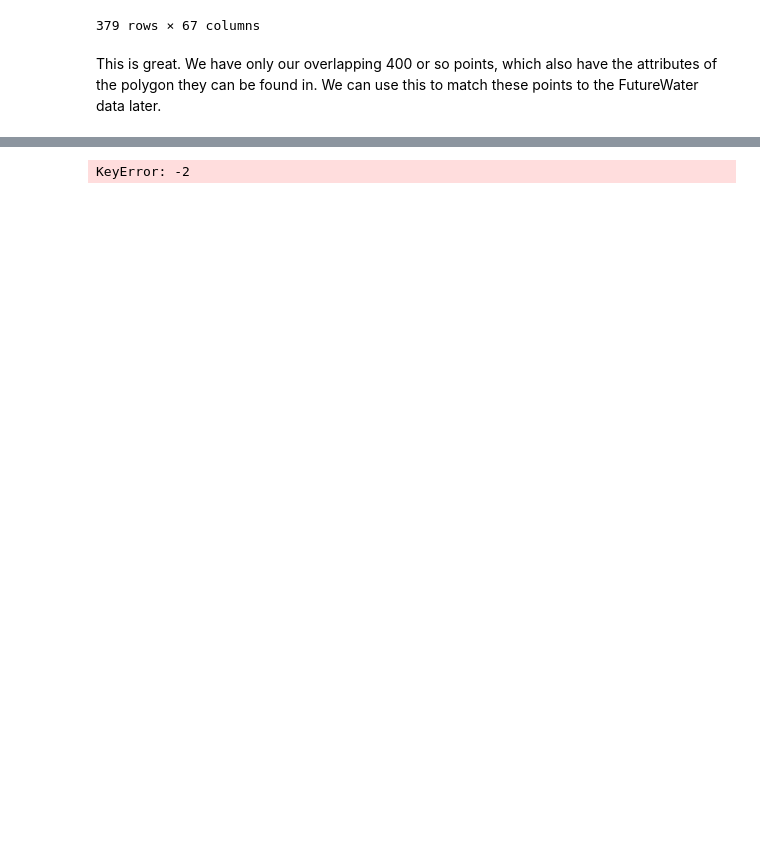
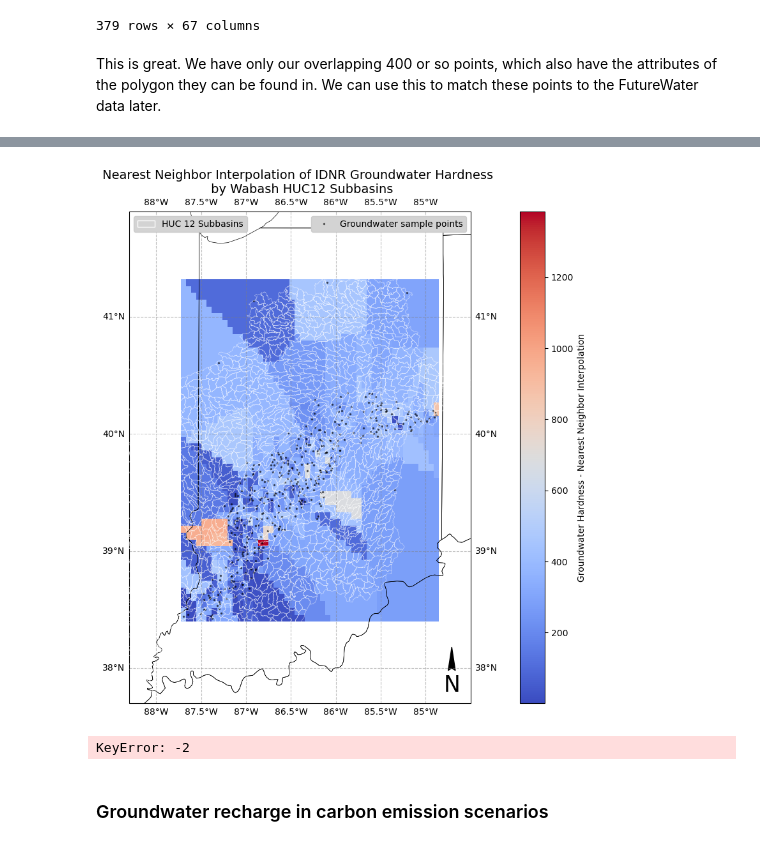
Before and after one commit to cookjan/G690_jcc, a Jupyter notebook: research_project/IDNR_GW.ipynb, the cells around one changed output, grey strips where cells are left out. Saved outputs shown, nothing was run; the diff lists cells and outputs as text; code cells hidden in the pictures; blank space fills up the shorter version.

```diff
--- a/research_project/IDNR_GW.ipynb
+++ b/research_project/IDNR_GW.ipynb
@@ -257,3 +335,76 @@ This is great. We have only our overlapping 400 or so points, which also have th
+# %%
+""" Plot with all data"""
+
+# create the plot
+fig, ax = plt.subplots(
+    figsize = (10,10),
+    subplot_kw= {"projection": projection})
+
+cmap = "coolwarm"
+#Z.plot(ax=ax,
+             #column = "geometry",
+             #facecolor="none",
+             #edgecolor="black",
+             #linewidth=0.5)
+             #facecolor colors interior of polygon!
+plt.pcolormesh(X, Y, Z, cmap = cmap, shading='auto')
+
+
+# convert projection / projection is already "EPSG:3347"
+#idnr_HUC = (gpd.GeoDataFrame(idnr_HUC, crs="EPSG:3347", geometry=gpd.points_from_xy(idnr_HUC["Easting"], idnr_HUC["Northing"])))
+
+# plot HUC 12 boundaries
+HUC_gdf.plot(ax=ax,
+             facecolor="none",
+             edgecolor="white",
+             alpha = 0.5,
+             linewidth=0.5,
+             zorder = 10,
+             ) #facecolor colors interior of polygon!
+
+# plot points so colorbar shows
+idnr_HUC.plot(ax = ax,
+                column = "HARDNESS", #if just this, generates points colored by variable
+                markersize = 0.1,
+                #color="b",
+                alpha = 1, #transparancy
+                cmap = cmap,
+                legend = True,
+                legend_kwds=dict(label="Groundwater Hardness - Nearest Neighbor Interpolation",pad=0.1), #additional: orientation="horizontal"
+                )
+
+# add sample points
+plt.plot(x, y, "ok", color = "black", markersize = 1.5, alpha = 0.5, label="Groundwater sample points")
+
+# add state boundaries
+ax.add_feature(cartopy.feature.STATES, linewidth=0.5)
+
+# set extent
+ax.set_extent([-88.3, -84.5, 37.7, 41.9], crs=cartopy.crs.PlateCarree())
+gl = ax.gridlines(draw_labels=True, color="gray", alpha=0.5, linestyle="--")
+ax.set_title("Nearest Neighbor Interpolation of IDNR Groundwater Hardness \n by Wabash HUC12 Subbasins", size = 14)
+
+
+# plot north arrow
+ax.text(x=-84.8, y=37.8, s='N', fontsize=25)
+ax.arrow(-84.71, 38, 0, 0.18, length_includes_head=True,
+          head_width=0.08, head_length=0.2, overhang=.1, facecolor='k')
+
+# add huc 12 boundaries to legend
+# make a dummy object that looks similar
+import matplotlib.patches as mpatches
+proxy_artist = mpatches.Rectangle((0, 0), 1, 0.1, linewidth=1, edgecolor='white', facecolor='none', label = "HUC 12 Subbasins")
+# manually add the label
+legend1 = ax.legend(handles=[proxy_artist], facecolor='lightgray', framealpha=1, loc='upper left', fancybox=True)
+ax.add_artist(legend1)
+
+# add the original legend
+ax.legend(facecolor='lightgray', framealpha=1, loc='best', fancybox=True)
+
+# show plot
+plt.show();
+# %% [output]
+[figure, added]
 # %%
 #pull out list of subbasins used
 #we can use this for constricting data
@@ -261,3 +412,5 @@ overlappingbasins = [379, 0] #create new slice???
 overlappingbasins = idnr_HUC[-2]
 # %% [output]
 KeyError: -2
+# %% [markdown]
+### Groundwater recharge in carbon emission scenarios
```
Also changed, not shown: parts of 12 cells of this notebook, 2 other files.
